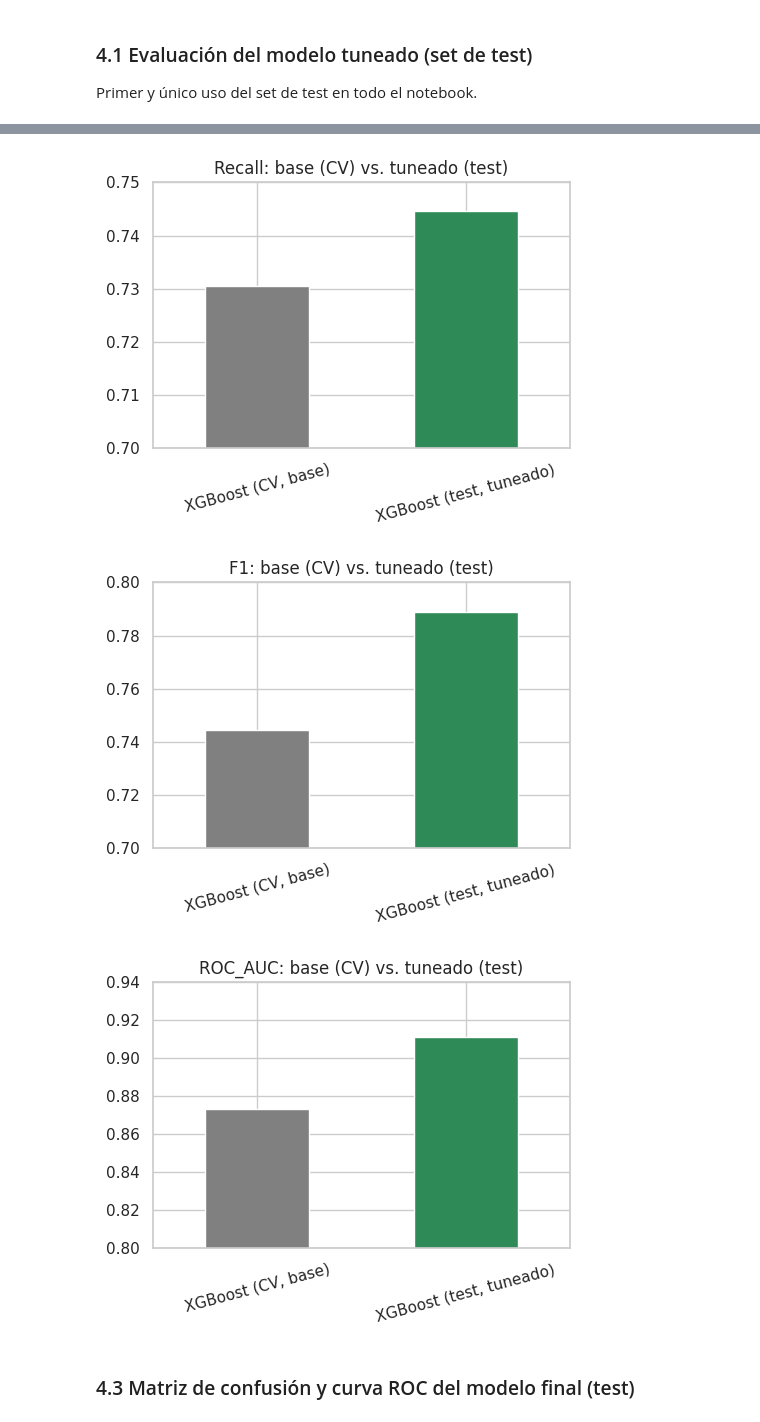
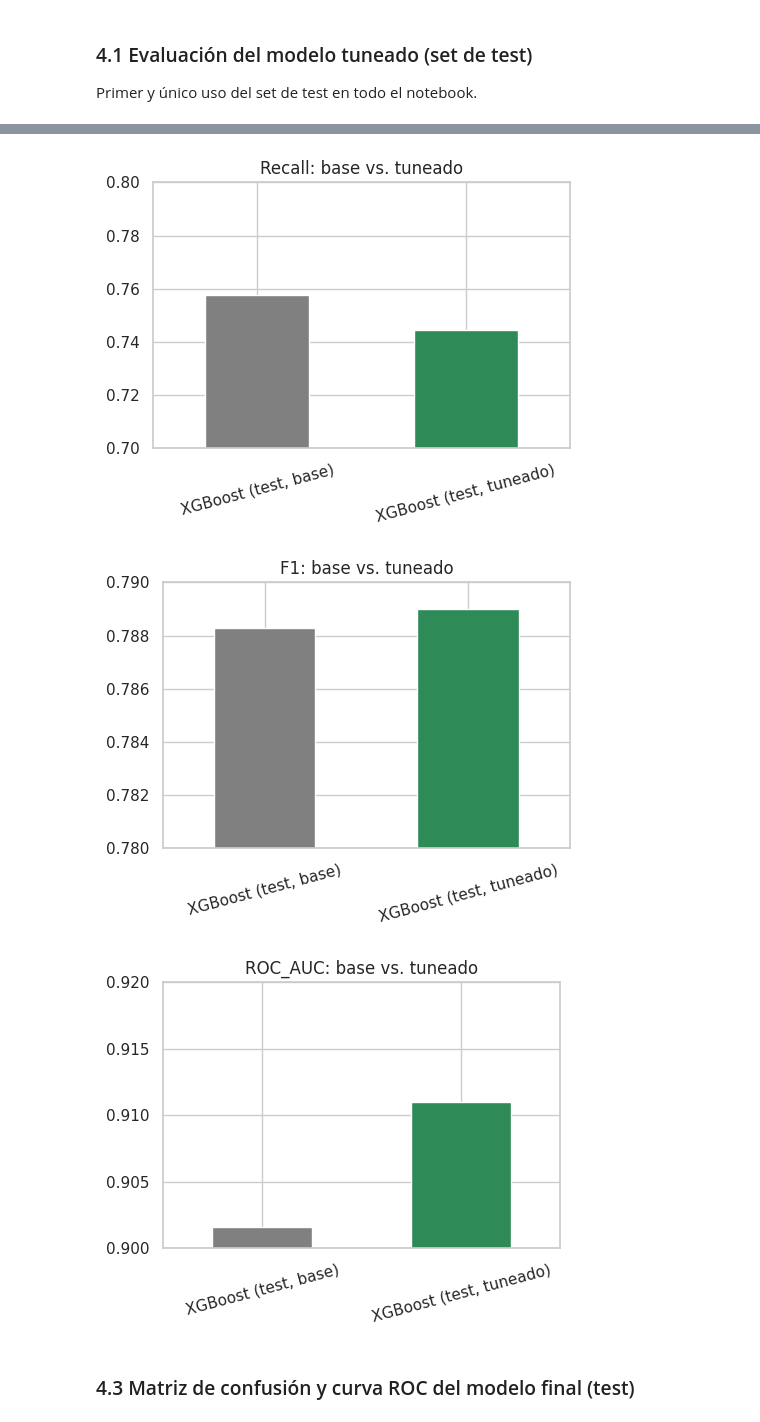
Before and after one commit to Ga1ahad07/ml_dice_game, a Jupyter notebook: notebooks/Notebook_V2.ipynb, the cells around one changed output, grey strips where cells are left out. Drawn from its saved outputs; the diff is of its cells as text; code cells hidden in the pictures.

```diff
--- a/notebooks/Notebook_V2.ipynb
+++ b/notebooks/Notebook_V2.ipynb
@@ -413,7 +449,10 @@ def print_cv_summary(name, res):
 
 baseline_cv_results = {}
 for name, model in baseline_models.items():
-    res = cross_validate(model, X_train, y_train, cv=cv, scoring=scoring, n_jobs=-1)
+    if(name == "LogisticRegression"):
+        res = cross_validate(model, X_train_lr, y_train, cv=cv, scoring=scoring, n_jobs=-1)
+    else:
+        res = cross_validate(model, X_train, y_train, cv=cv, scoring=scoring, n_jobs=-1)
     baseline_cv_results[name] = res
     print_cv_summary(name, res)
 
@@ -673,3 +712,6 @@ tuned_model = search.best_estimator_
 ### 4.1 Evaluación del modelo tuneado (set de test)
 
 Primer y único uso del set de test en todo el notebook.
+# %%
+base_model = models[best_model_name]
+base_model.fit(X_train, y_train)
@@ -699,0 +742,6 @@ Métricas del modelo XGBoost tuneado (test):
+# %%
+base_metrics = evaluate(base_model, X_test, y_test)
+
+print(f"Métricas del modelo {best_model_name} base (test):")
+for metric_name, value in base_metrics.items():
+    print(f"  {metric_name:9s}: {value:.4f}")
@@ -700,12 +768,12 @@ Métricas del modelo XGBoost tuneado (test):
 # %%
 comparison = pd.DataFrame(
     {
-        f"{best_model_name} (CV, base)": cv_summary_df.loc[best_model_name],
+        f"{best_model_name} (test, base)": pd.Series(base_metrics),
         f"{best_model_name} (test, tuneado)": pd.Series(tuned_metrics),
     }
 ).T
 
-# Variación absoluta del modelo tuneado (test) respecto al base (CV) para cada métrica
+# Variación absoluta del modelo tuneado respecto al base para cada métrica
 for metric in ["Accuracy", "Precision", "Recall", "F1", "ROC_AUC"]:
     comparison[f"{metric}_delta"] = comparison[metric] - comparison[metric].iloc[0]
 
@@ -739,33 +807,33 @@ plt.show()
 # %%
 fig, ax = plt.subplots(figsize=(5, 4))
 comparison["Recall"].plot(kind="bar", ax=ax, color=["gray", "seagreen"])
-ax.set_title("Recall: base (CV) vs. tuneado (test)")
-ax.set_ylim(0.7, 0.75)
+ax.set_title("Recall: base vs. tuneado")
+ax.set_ylim(0.7, 0.8)
 ax.set_xticklabels(comparison.index, rotation=15)
 plt.tight_layout()
 plt.show()
 # %% [output]
-[figure, old version]
+[figure, new version]
 # %%
 fig, ax = plt.subplots(figsize=(5, 4))
 comparison["F1"].plot(kind="bar", ax=ax, color=["gray", "seagreen"])
-ax.set_title("F1: base (CV) vs. tuneado (test)")
-ax.set_ylim(0.7, 0.8)
+ax.set_title("F1: base vs. tuneado")
+ax.set_ylim(0.78, 0.79)
 ax.set_xticklabels(comparison.index, rotation=15)
 plt.tight_layout()
 plt.show()
 # %% [output]
-[figure, old version]
+[figure, new version]
 # %%
 fig, ax = plt.subplots(figsize=(5, 4))
 comparison["ROC_AUC"].plot(kind="bar", ax=ax, color=["gray", "seagreen"])
-ax.set_title("ROC_AUC: base (CV) vs. tuneado (test)")
-ax.set_ylim(0.8, 0.94)
+ax.set_title("ROC_AUC: base vs. tuneado")
+ax.set_ylim(0.9, 0.92)
 ax.set_xticklabels(comparison.index, rotation=15)
 plt.tight_layout()
 plt.show()
 # %% [output]
-[figure, old version]
+[figure, new version]
 # %% [markdown]
 ### 4.3 Matriz de confusión y curva ROC del modelo final (test)
 # %%
```
Also changed, not shown: parts of 15 cells of this notebook, 1 other file.
